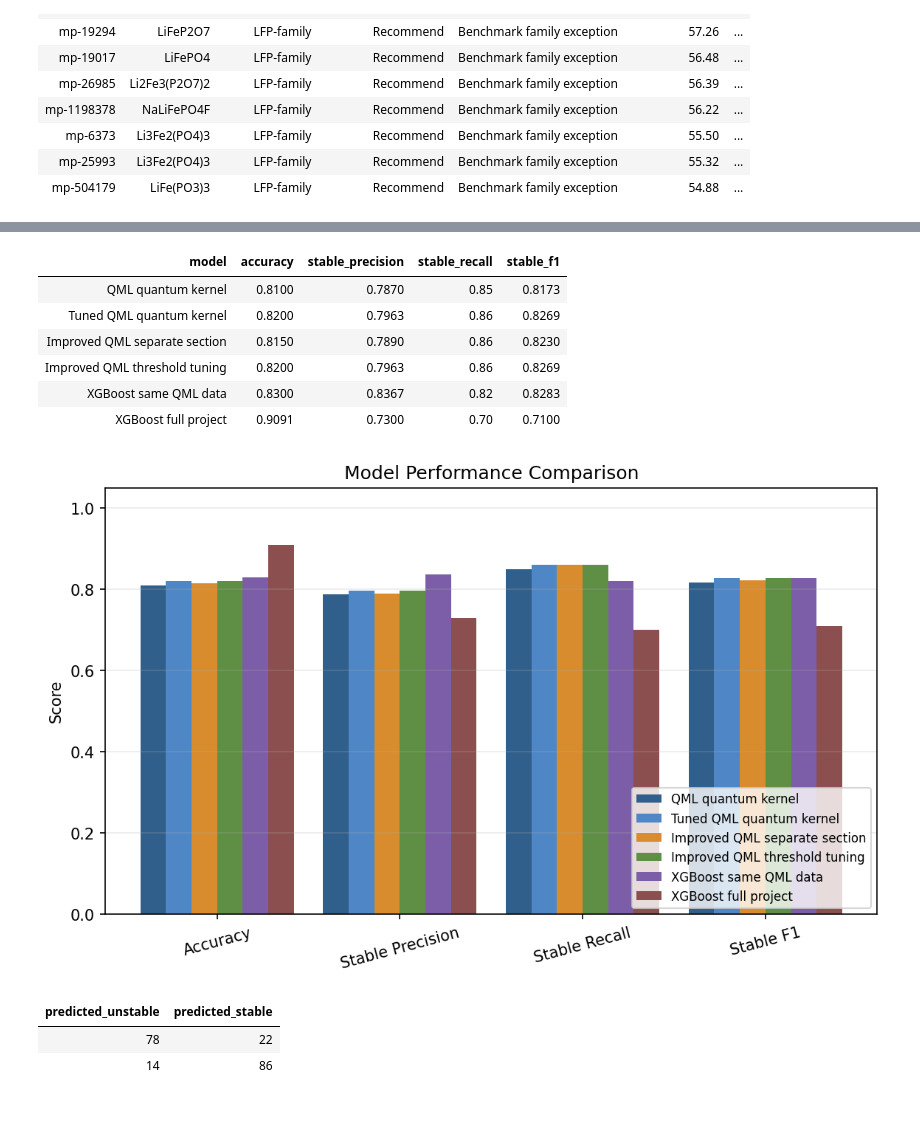
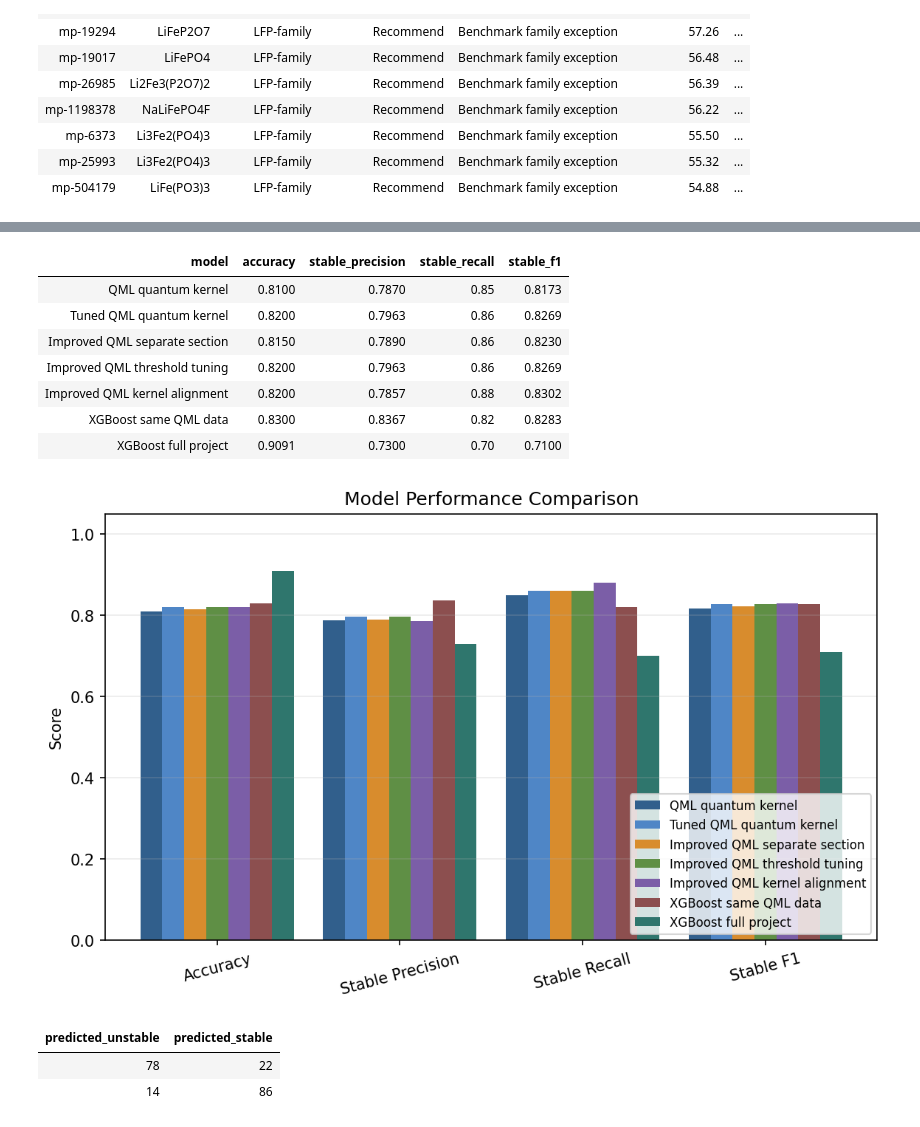
Before and after one commit to lifeknife10A/hybrid-quantum-battery-stability-prediction, a Jupyter notebook: Summer Vacation/Summer Vacation Main Presentation.ipynb, the cells around one changed output, grey strips where cells are left out. Cells and saved outputs as stored; diff of their text form; code cells hidden in the pictures.

Commit message:
Add quantum kernel alignment experiment

```diff
--- a/Summer Vacation/Summer Vacation Main Presentation.ipynb
+++ b/Summer Vacation/Summer Vacation Main Presentation.ipynb
@@ -33,6 +33,9 @@ improved_qml_tuning_results_dataframe = pd.read_csv(processed_folder / "improved
 improved_qml_predictions_dataframe = pd.read_csv(processed_folder / "improved qml best predictions.csv")
 improved_qml_threshold_results_dataframe = pd.read_csv(processed_folder / "improved qml threshold results.csv")
 improved_qml_threshold_predictions_dataframe = pd.read_csv(processed_folder / "improved qml threshold predictions.csv")
+improved_qml_alignment_scores_dataframe = pd.read_csv(processed_folder / "improved qml alignment scores.csv")
+improved_qml_alignment_results_dataframe = pd.read_csv(processed_folder / "improved qml alignment results.csv")
+improved_qml_alignment_predictions_dataframe = pd.read_csv(processed_folder / "improved qml alignment predictions.csv")
 
 dataset_summary = pd.DataFrame([
     {"dataset": "Lithium India scored", "rows": len(lithium_scored_dataframe), "columns": len(lithium_scored_dataframe.columns)},
@@ -45,6 +48,9 @@ dataset_summary = pd.DataFrame([
     {"dataset": "Improved QML test predictions", "rows": len(improved_qml_predictions_dataframe), "columns": len(improved_qml_predictions_dataframe.columns)},
     {"dataset": "Improved QML threshold results", "rows": len(improved_qml_threshold_results_dataframe), "columns": len(improved_qml_threshold_results_dataframe.columns)},
     {"dataset": "Improved QML threshold predictions", "rows": len(improved_qml_threshold_predictions_dataframe), "columns": len(improved_qml_threshold_predictions_dataframe.columns)},
+    {"dataset": "Improved QML alignment scores", "rows": len(improved_qml_alignment_scores_dataframe), "columns": len(improved_qml_alignment_scores_dataframe.columns)},
+    {"dataset": "Improved QML alignment results", "rows": len(improved_qml_alignment_results_dataframe), "columns": len(improved_qml_alignment_results_dataframe.columns)},
+    {"dataset": "Improved QML alignment predictions", "rows": len(improved_qml_alignment_predictions_dataframe), "columns": len(improved_qml_alignment_predictions_dataframe.columns)},
 ])
 display(dataset_summary)
 # %% [output]
@@ -242,6 +256,8 @@ improved_true_labels = improved_qml_predictions_dataframe["target_is_stable"]
 improved_qml_predicted_labels = improved_qml_predictions_dataframe["improved_qml_predicted_label"]
 threshold_true_labels = improved_qml_threshold_predictions_dataframe["target_is_stable"]
 threshold_qml_predicted_labels = improved_qml_threshold_predictions_dataframe["threshold_qml_predicted_label"]
+alignment_true_labels = improved_qml_alignment_predictions_dataframe["target_is_stable"]
+alignment_qml_predicted_labels = improved_qml_alignment_predictions_dataframe["alignment_qml_predicted_label"]
 
 metric_dataframe = pd.DataFrame([
     {
@@ -273,39 +289,47 @@ metric_dataframe = pd.DataFrame([
         "stable_f1": f1_score(threshold_true_labels, threshold_qml_predicted_labels, zero_division=0),
     },
     {
+        "model": "Improved QML kernel alignment",
+        "accuracy": accuracy_score(alignment_true_labels, alignment_qml_predicted_labels),
+        "stable_precision": precision_score(alignment_true_labels, alignment_qml_predicted_labels, zero_division=0),
+        "stable_recall": recall_score(alignment_true_labels, alignment_qml_predicted_labels, zero_division=0),
+        "stable_f1": f1_score(alignment_true_labels, alignment_qml_predicted_labels, zero_division=0),
+    },
+    {
         "model": "XGBoost same QML data",
         "accuracy": accuracy_score(true_labels, xgboost_predicted_labels),
         "stable_precision": precision_score(true_labels, xgboost_predicted_labels, zero_division=0),
         "stable_recall": recall_score(true_labels, xgboost_predicted_labels, zero_division=0),
         "stable_f1": f1_score(true_labels, xgboost_predicted_labels, zero_division=0),
     },
     {
         "model": "XGBoost full project",
         "accuracy": 0.9091,
         "stable_precision": 0.7300,
         "stable_recall": 0.7000,
         "stable_f1": 0.7100,
     },
 ]).round(4)
 
 display(metric_dataframe)
 
 metric_dataframe.set_index("model")[["accuracy", "stable_precision", "stable_recall", "stable_f1"]].plot(kind="bar", figsize=(9, 5))
 plt.title("Model Performance Comparison")
 plt.ylabel("Score")
 plt.ylim(0, 1.05)
 plt.xticks(rotation=15)
 plt.grid(axis="y", alpha=0.25)
 plt.show()
 # %% [output]
 | model | accuracy | stable_precision | stable_recall | stable_f1 |
 | QML quantum kernel | 0.8100 | 0.7870 | 0.85 | 0.8173 |
 | Tuned QML quantum kernel | 0.8200 | 0.7963 | 0.86 | 0.8269 |
 | Improved QML separate section | 0.8150 | 0.7890 | 0.86 | 0.8230 |
 | Improved QML threshold tuning | 0.8200 | 0.7963 | 0.86 | 0.8269 |
+| Improved QML kernel alignment | 0.8200 | 0.7857 | 0.88 | 0.8302 |
 | XGBoost same QML data | 0.8300 | 0.8367 | 0.82 | 0.8283 |
 | XGBoost full project | 0.9091 | 0.7300 | 0.70 | 0.7100 |
-[figure, old version]
+[figure, new version]
 # %%
 qml_confusion_matrix = confusion_matrix(tuned_true_labels, tuned_qml_predicted_labels, labels=[0, 1])
 confusion_dataframe = pd.DataFrame(
```
Also changed, not shown: parts of 6 cells of this notebook, 10 other files.
